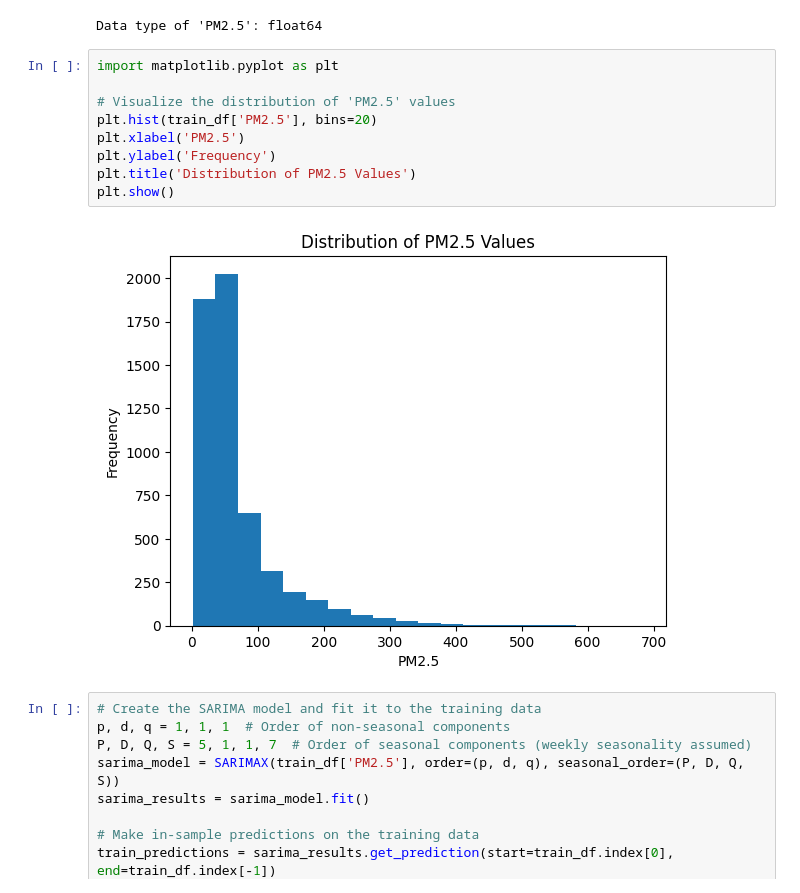
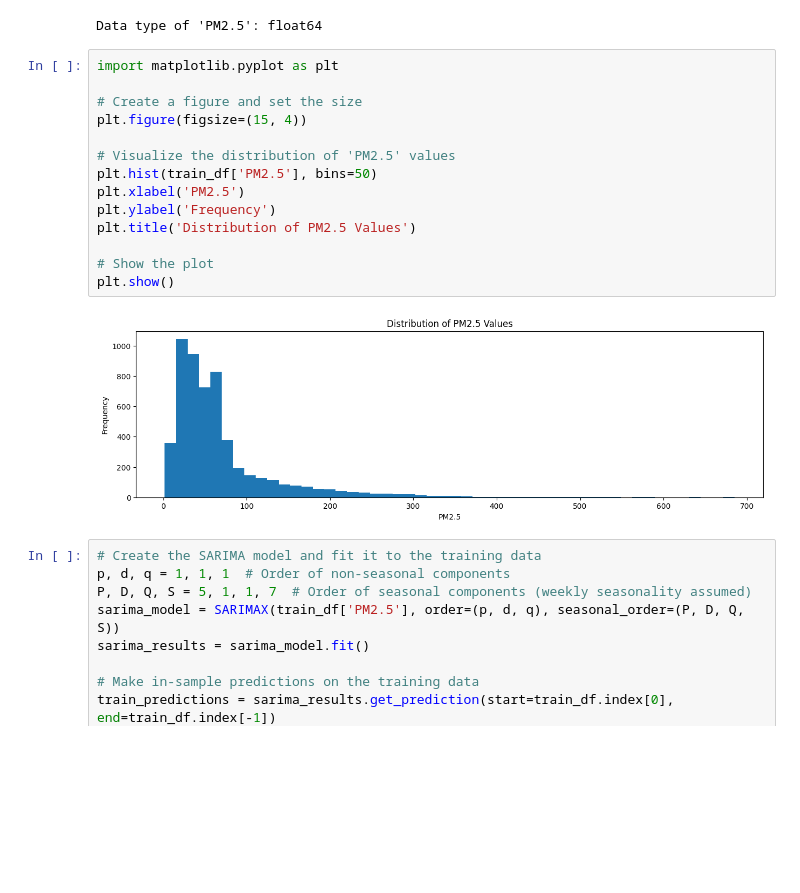
Before and after one commit to datagrad/Kamal-Thesis-Work, a Jupyter notebook: SARIMAX_with_XGBoost.ipynb, the cells around one changed output. Drawn from its saved outputs; the diff is of its cells as text; blank space fills up the shorter version.

```diff
--- a/SARIMAX_with_XGBoost.ipynb
+++ b/SARIMAX_with_XGBoost.ipynb
@@ -77,14 +78,19 @@ Data type of 'PM2.5': float64
 # %%
 import matplotlib.pyplot as plt
 
+# Create a figure and set the size
+plt.figure(figsize=(15, 4))
+
 # Visualize the distribution of 'PM2.5' values
-plt.hist(train_df['PM2.5'], bins=20)
+plt.hist(train_df['PM2.5'], bins=50)
 plt.xlabel('PM2.5')
 plt.ylabel('Frequency')
 plt.title('Distribution of PM2.5 Values')
+
+# Show the plot
 plt.show()
 # %% [output]
-[figure, old version]
+[figure, new version]
 # %%
 # Create the SARIMA model and fit it to the training data
 p, d, q = 1, 1, 1  # Order of non-seasonal components
```
Also changed, not shown: parts of 5 cells of this notebook.
